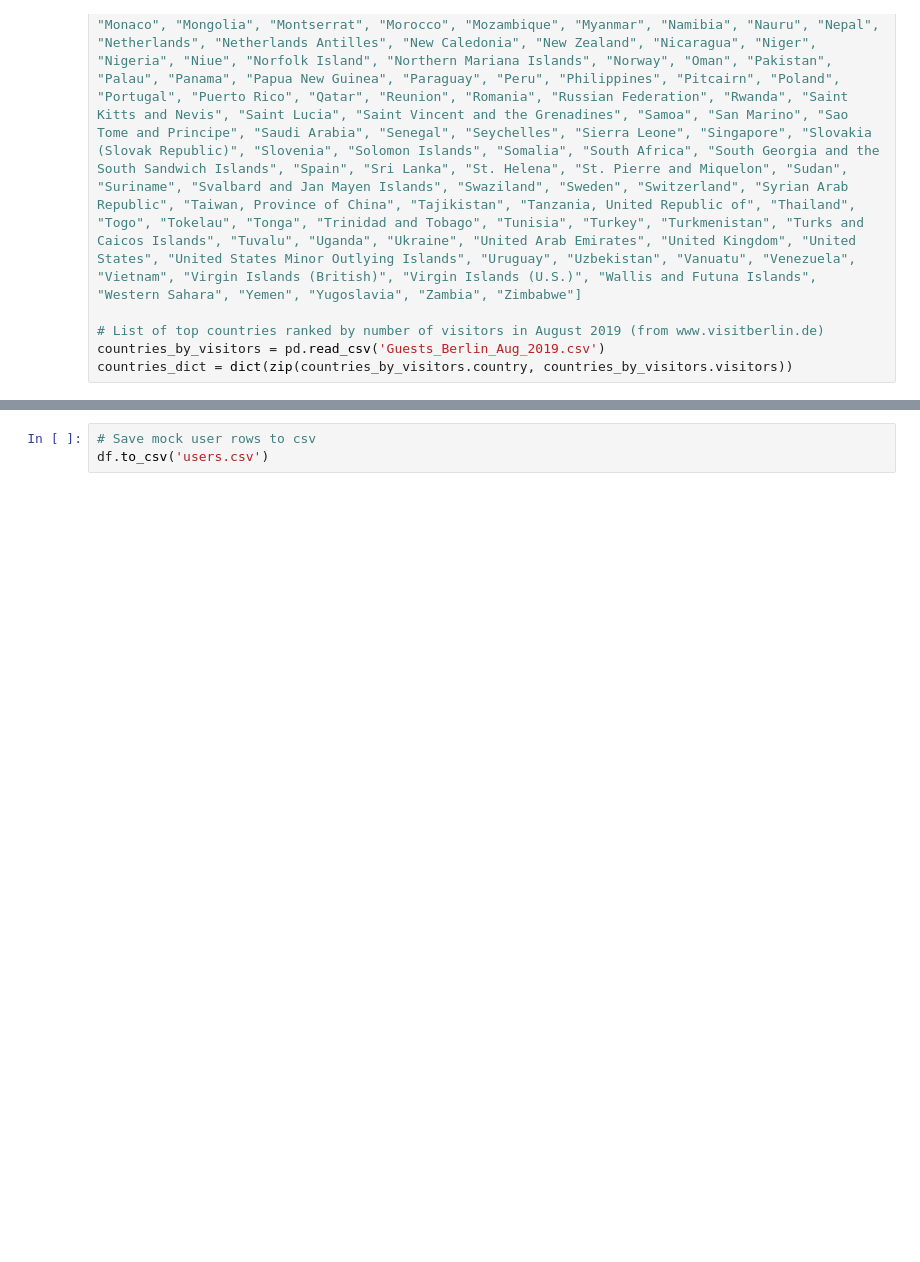
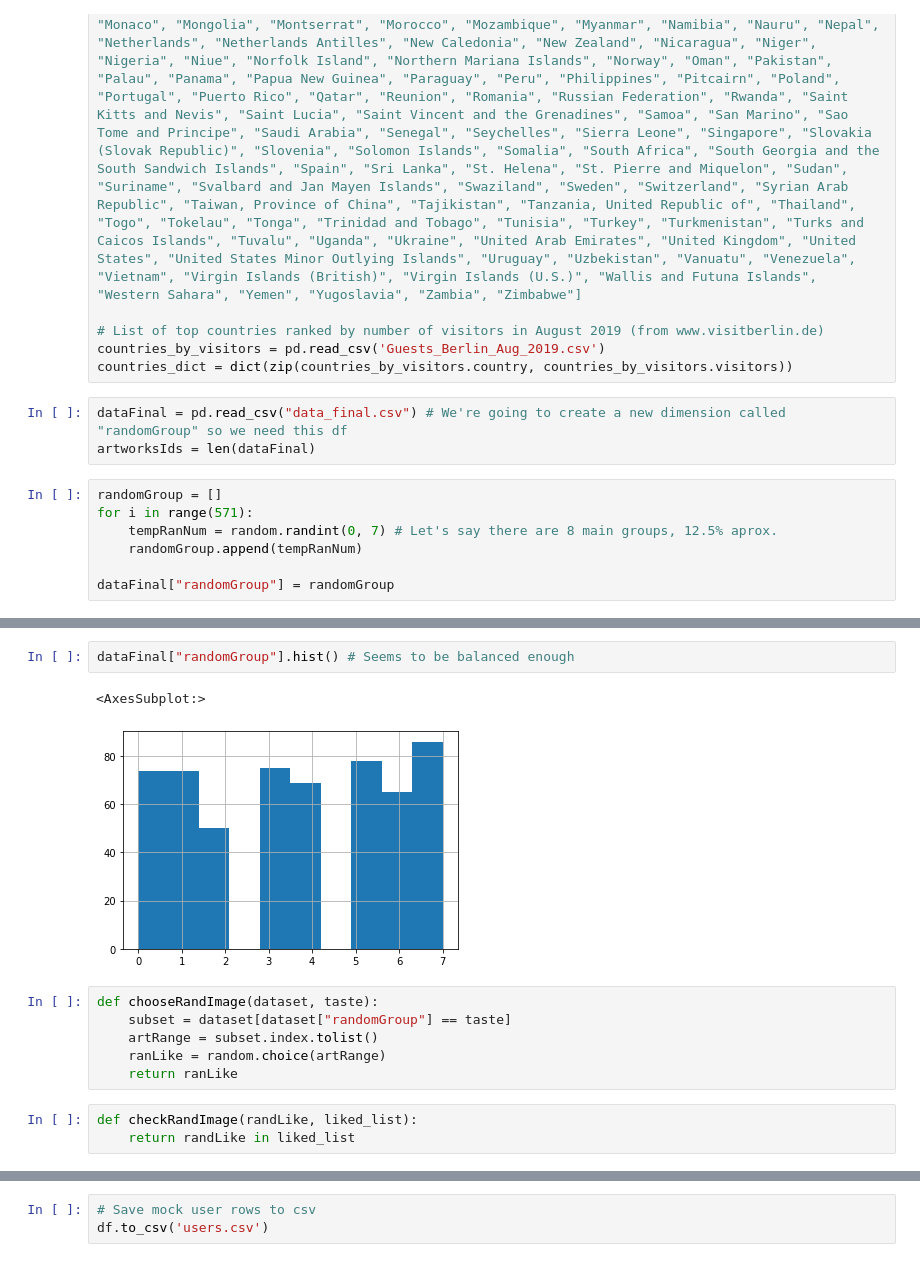
Before and after one commit to TechLabs-Berlin/st21-what-street-art, a Jupyter notebook: DS/create_mock_users.ipynb, the cells around one changed output, grey strips where cells are left out. Drawn from its saved outputs; the diff is of its cells as text; blank space fills up the shorter version.

Commit message:
Add files via upload
Now the user likes an artwork given a random taste

```diff
--- a/DS/create_mock_users.ipynb
+++ b/DS/create_mock_users.ipynb
@@ -43,3 +43,13 @@ first_names_dict = first_names_f_dict
 # List of top countries ranked by number of visitors in August 2019 (from www.visitberlin.de)
 countries_by_visitors = pd.read_csv('Guests_Berlin_Aug_2019.csv')
 countries_dict = dict(zip(countries_by_visitors.country, countries_by_visitors.visitors))
+# %%
+dataFinal = pd.read_csv("data_final.csv") # We're going to create a new dimension called "randomGroup" so we need this df
+artworksIds = len(dataFinal)
+# %%
+randomGroup = []
+for i in range(571):
+    tempRanNum = random.randint(0, 7) # Let's say there are 8 main groups, 12.5% aprox.
+    randomGroup.append(tempRanNum)
+
+dataFinal["randomGroup"] = randomGroup
@@ -46,3 +70,17 @@ countries_dict = dict(zip(countries_by_visitors.country, countries_by_visitors.v
+# %%
+dataFinal["randomGroup"].hist() # Seems to be balanced enough
+# %% [output]
+<AxesSubplot:>
+[figure, added]
+# %%
+def chooseRandImage(dataset, taste):
+    subset = dataset[dataset["randomGroup"] == taste]
+    artRange = subset.index.tolist()
+    ranLike = random.choice(artRange)
+    return ranLike
+# %%
+def checkRandImage(randLike, liked_list):
+    return randLike in liked_list
 # %%
 # Row generator with random data from the created lists and dictionaries.
 
```
Also changed, not shown: parts of 5 cells of this notebook, 1 other file.
